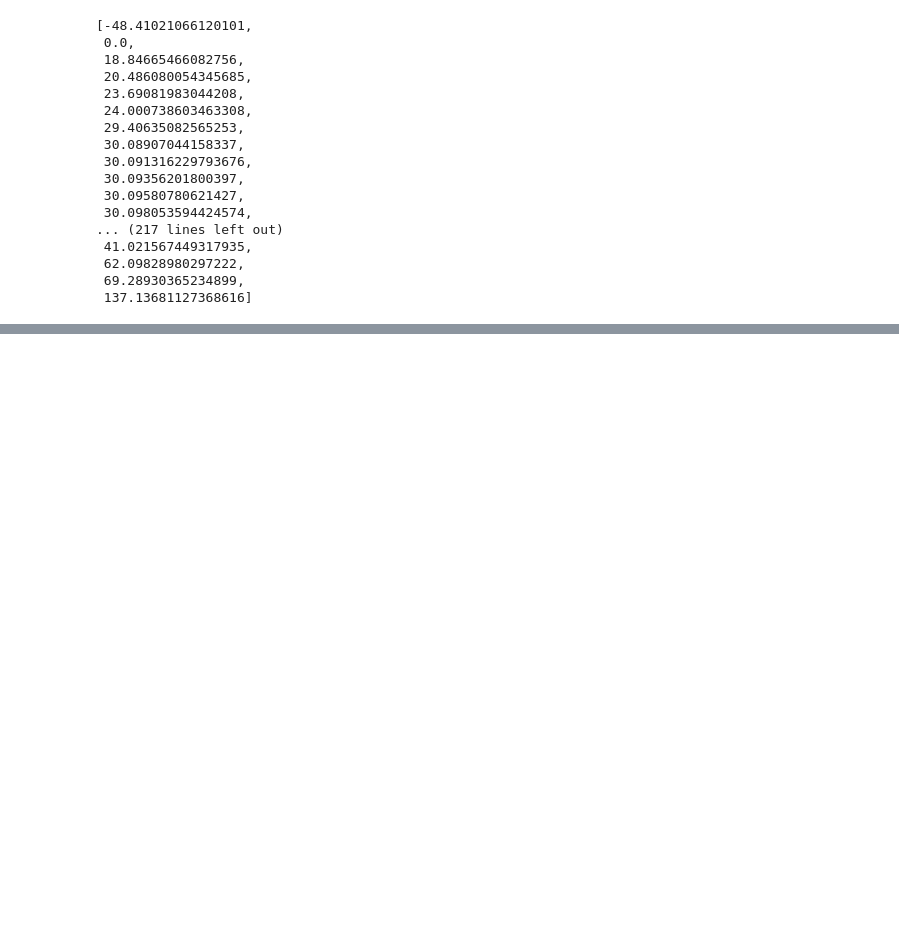
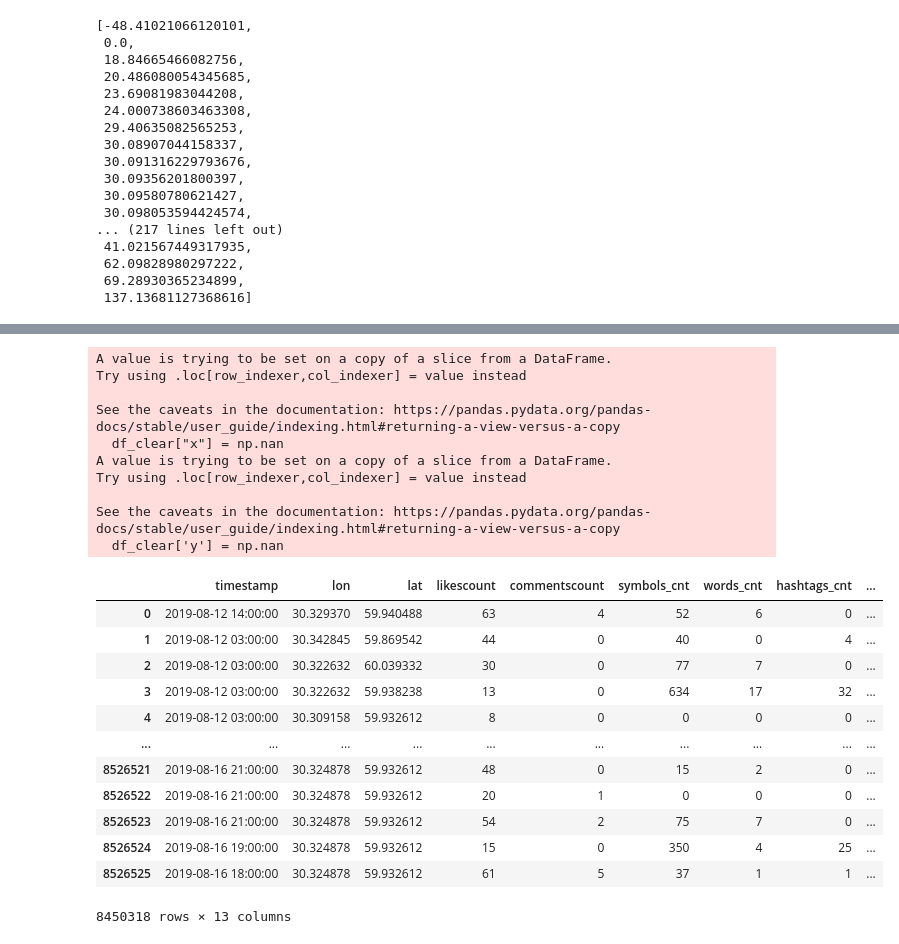
Before and after one commit to AAYamoldin/TrainingPrograms, a Jupyter notebook: Python/ITMO_ Machine_Learning_for_Industrial_Data/Lab1/lab1.ipynb, the cells around one changed output, grey strips where cells are left out. Cells and saved outputs as stored; diff of their text form; code cells hidden in the pictures; blank space fills up the shorter version.

```diff
--- a/Python/ITMO_ Machine_Learning_for_Industrial_Data/Lab1/lab1.ipynb
+++ b/Python/ITMO_ Machine_Learning_for_Industrial_Data/Lab1/lab1.ipynb
@@ -123,0 +164,28 @@ df[df.lat.isin(sorted(df.lat.unique())[0:1])]
+# %%
+df_clear["x"] = np.nan
+df_clear['y'] = np.nan
+df_clear
+# %% [output]
+A value is trying to be set on a copy of a slice from a DataFrame.
+Try using .loc[row_indexer,col_indexer] = value instead
+
+See the caveats in the documentation: https://pandas.pydata.org/pandas-docs/stable/user_guide/indexing.html#returning-a-view-versus-a-copy
+  df_clear["x"] = np.nan
+A value is trying to be set on a copy of a slice from a DataFrame.
+Try using .loc[row_indexer,col_indexer] = value instead
+
+See the caveats in the documentation: https://pandas.pydata.org/pandas-docs/stable/user_guide/indexing.html#returning-a-view-versus-a-copy
+  df_clear['y'] = np.nan
+|  | timestamp | lon | lat | likescount | commentscount | symbols_cnt | words_cnt | hashtags_cnt | ... |
+| 0 | 2019-08-12 14:00:00 | 30.329370 | 59.940488 | 63 | 4 | 52 | 6 | 0 | ... |
+| 1 | 2019-08-12 03:00:00 | 30.342845 | 59.869542 | 44 | 0 | 40 | 0 | 4 | ... |
+| 2 | 2019-08-12 03:00:00 | 30.322632 | 60.039332 | 30 | 0 | 77 | 7 | 0 | ... |
+| 3 | 2019-08-12 03:00:00 | 30.322632 | 59.938238 | 13 | 0 | 634 | 17 | 32 | ... |
+| 4 | 2019-08-12 03:00:00 | 30.309158 | 59.932612 | 8 | 0 | 0 | 0 | 0 | ... |
+| ... | ... | ... | ... | ... | ... | ... | ... | ... | ... |
+| 8526521 | 2019-08-16 21:00:00 | 30.324878 | 59.932612 | 48 | 0 | 15 | 2 | 0 | ... |
+| 8526522 | 2019-08-16 21:00:00 | 30.324878 | 59.932612 | 20 | 1 | 0 | 0 | 0 | ... |
+| 8526523 | 2019-08-16 21:00:00 | 30.324878 | 59.932612 | 54 | 2 | 75 | 7 | 0 | ... |
+| 8526524 | 2019-08-16 19:00:00 | 30.324878 | 59.932612 | 15 | 0 | 350 | 4 | 25 | ... |
+| 8526525 | 2019-08-16 18:00:00 | 30.324878 | 59.932612 | 61 | 5 | 37 | 1 | 1 | ... |
+8450318 rows × 13 columns
```
Also changed, not shown: parts of 14 cells of this notebook.
